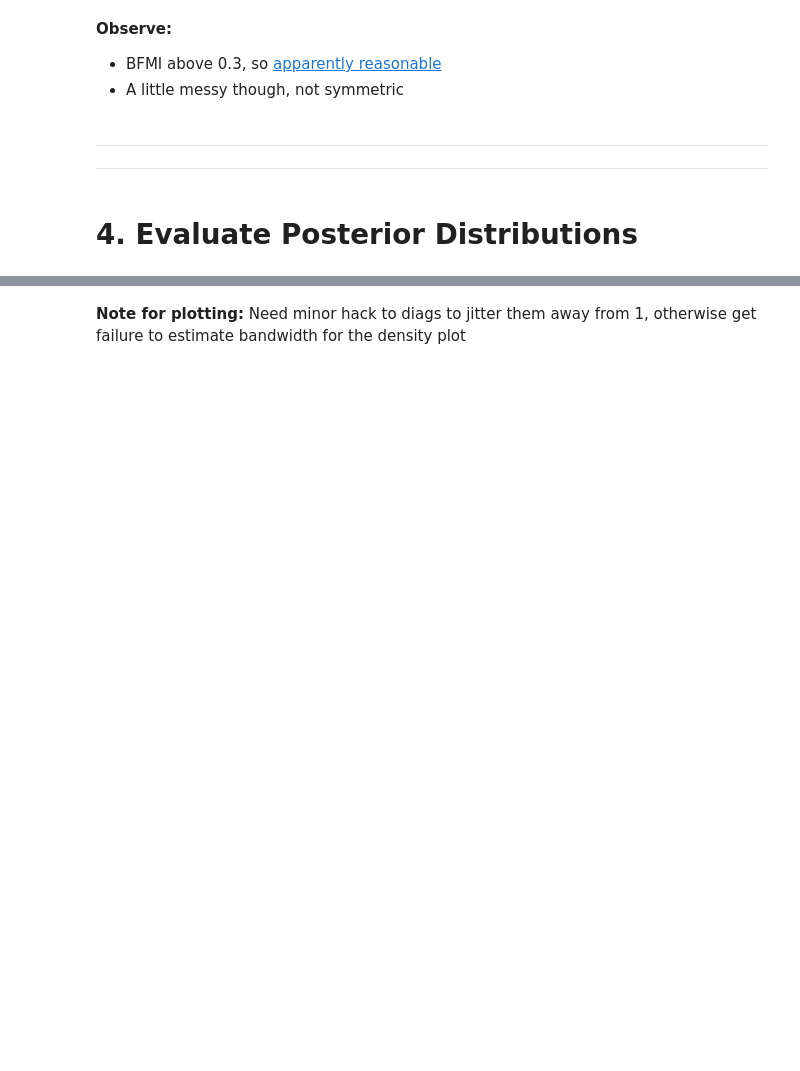
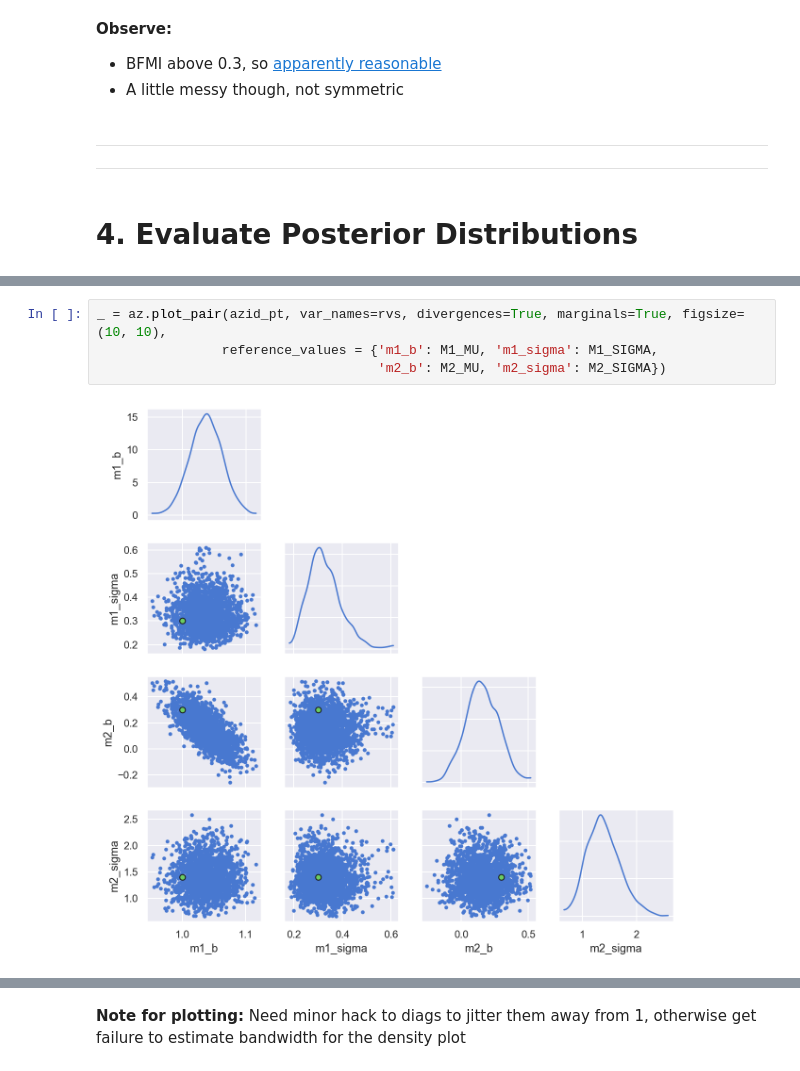
Before and after one commit to oreum-industries/oreum_copula, a Jupyter notebook: 10_ModelA.ipynb, the cells around one changed output, grey strips where cells are left out. Drawn from its saved outputs; the diff is of its cells as text; blank space fills up the shorter version.

```diff
--- a/10_ModelA.ipynb
+++ b/10_ModelA.ipynb
@@ -447,0 +413,6 @@ if set(rvs).issubset(set(mdl.model.named_vars.keys())):
+# %%
+_ = az.plot_pair(azid_pt, var_names=rvs, divergences=True, marginals=True, figsize=(10, 10),
+                reference_values = {'m1_b': M1_MU, 'm1_sigma': M1_SIGMA,
+                                    'm2_b': M2_MU, 'm2_sigma': M2_SIGMA})
+# %% [output]
+[figure, added]
```
Also changed, not shown: parts of 78 cells of this notebook, 4 other files.
